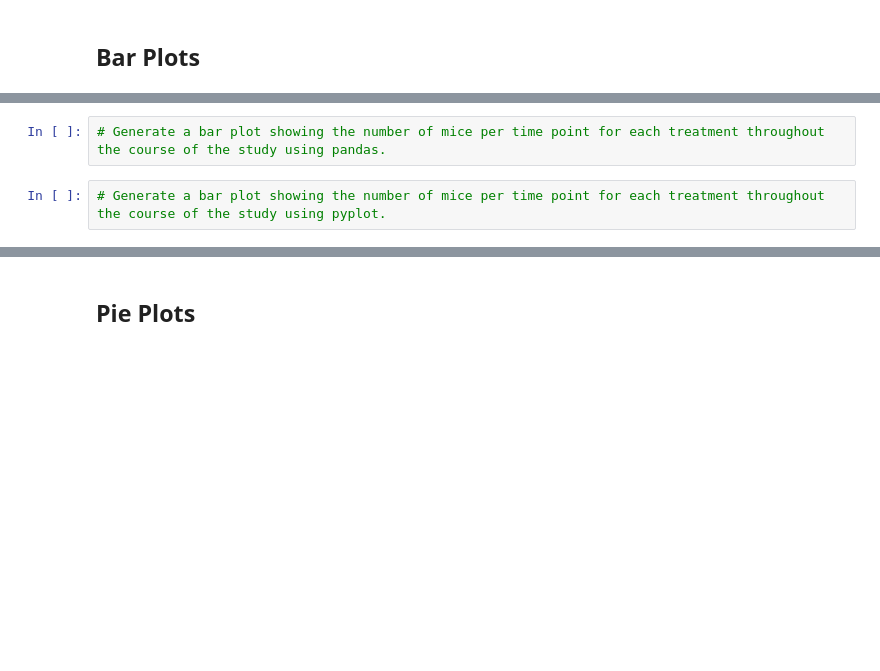
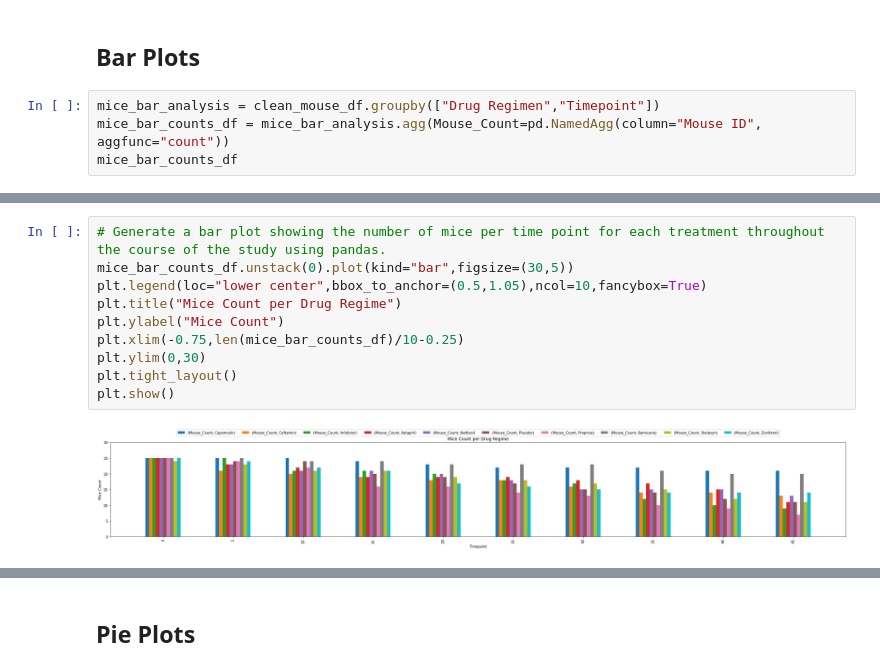
Before and after one commit to Mlara73/Pymaceuticals-Visualization, a Jupyter notebook: Pymaceuticals/pymaceuticals_starter.ipynb, the cells around one changed output, grey strips where cells are left out. Cells and saved outputs as stored; diff of their text form; blank space fills up the shorter version.

```diff
--- a/Pymaceuticals/pymaceuticals_starter.ipynb
+++ b/Pymaceuticals/pymaceuticals_starter.ipynb
@@ -122,2 +128,6 @@ standard_errors_2
 # %% [markdown]
 ## Bar Plots
+# %%
+mice_bar_analysis = clean_mouse_df.groupby(["Drug Regimen","Timepoint"])
+mice_bar_counts_df = mice_bar_analysis.agg(Mouse_Count=pd.NamedAgg(column="Mouse ID", aggfunc="count"))
+mice_bar_counts_df
@@ -124,4 +149,12 @@ standard_errors_2
 # %%
 # Generate a bar plot showing the number of mice per time point for each treatment throughout the course of the study using pandas.
+mice_bar_counts_df.unstack(0).plot(kind="bar",figsize=(30,5))
+plt.legend(loc="lower center",bbox_to_anchor=(0.5,1.05),ncol=10,fancybox=True)
+plt.title("Mice Count per Drug Regime")
+plt.ylabel("Mice Count")
+plt.xlim(-0.75,len(mice_bar_counts_df)/10-0.25)
+plt.ylim(0,30)
+plt.tight_layout()
+plt.show()
+# %% [output]
+[figure, added]
-# %%
-# Generate a bar plot showing the number of mice per time point for each treatment throughout the course of the study using pyplot.
```
Also changed, not shown: parts of 12 cells of this notebook, 1 other file.
